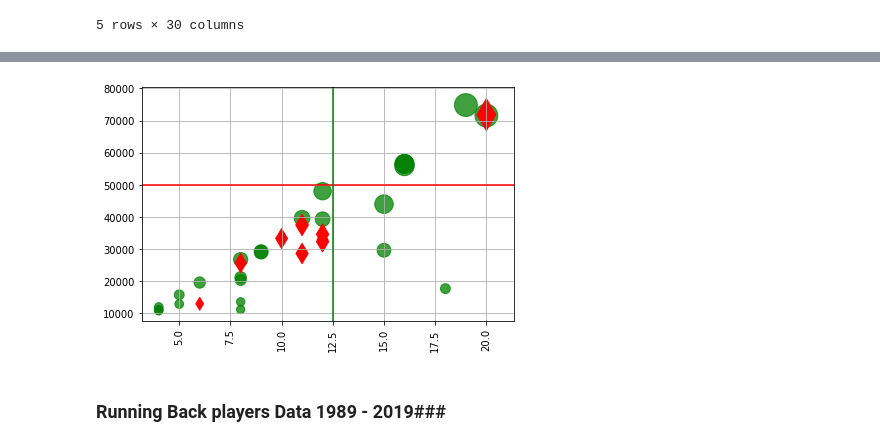
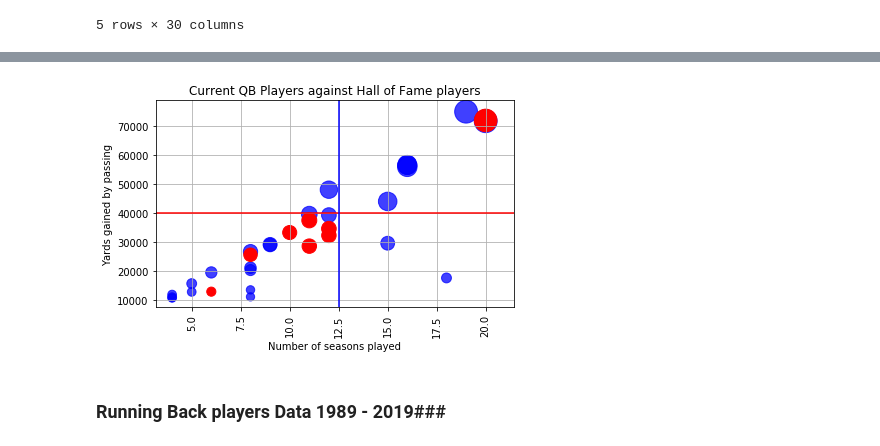
Before and after one commit to ankitapatel9/NFL-project, a Jupyter notebook: nfl-player-data.ipynb, the cells around one changed output, grey strips where cells are left out. Saved outputs shown, nothing was run; the diff lists cells and outputs as text; code cells hidden in the pictures.

Commit message:
cleaning up QB adn RB data

```diff
--- a/nfl-player-data.ipynb
+++ b/nfl-player-data.ipynb
@@ -115,9 +94,9 @@ arr[arr >= upper_boundary]
 Name: No. of Season, dtype: int64
 # %%
-current_players =nfl_data_df.loc[nfl_data_df['To']==2019]
-current_players
-filtered_players = current_players[current_players['Yds'] >= 10000]
-filtered_players.head()
+all_players =nfl_data_df[nfl_data_df['To']==2019]
+all_players
+current_qb = all_players[all_players['Yds'] >= 10000]
+current_qb.head()
 # %% [output]
 |  | Rk | Player | From | To | No. of Season | Tm | Lg | G | GS | Cmp | ... |
 | 1 | 2 | Tom Brady | 2000 | 2019 | 20 | NWE | NFL | 273.0 | 271.0 | 6094 | ... |
@@ -126,13 +105,3 @@ filtered_players.head()
 | 5 | 6 | Ben Roethlisberger | 2004 | 2019 | 16 | PIT | NFL | 218.0 | 216.0 | 4651 | ... |
 | 6 | 7 | Eli Manning | 2004 | 2019 | 16 | NYG | NFL | 234.0 | 232.0 | 4860 | ... |
 5 rows × 30 columns
-# %%
-
-for row in range(nfl_data_df.shape[0]):
-   if nfl_data_df.loc[row,'Player'][-1] == '*':
-       nfl_data_df.loc[row,'hof'] = 1
-   else:
-       nfl_data_df.loc[row,'hof'] = 0
-nfl_data_df
-test_data = nfl_data_df[nfl_data_df['hof']==1]
-test_data
@@ -150,0 +108,3 @@ test_data
+# %%
+hof_qb = nfl_data_df[nfl_data_df['Player'].str.contains('\*')]
+hof_qb
@@ -151,16 +123,20 @@ test_data
 # %%
-plt.scatter(filtered_players['No. of Season'],filtered_players['Yds'],s = filtered_players['TD'],marker="o",facecolors="green",alpha=0.75)
-plt.scatter(test_data['No. of Season'],test_data['Yds'],s = test_data['TD'], marker="d",facecolors="red",alpha=1)
+#plot a scatter plot
+plt.scatter(current_qb['No. of Season'],current_qb['Yds'],s = current_qb['TD'],marker="o",facecolors="blue",alpha=0.75)
+plt.scatter(hof_qb['No. of Season'],hof_qb['Yds'],s = hof_qb['TD'], marker="o",facecolors="red",alpha=1)
 plt.xticks(rotation="vertical")
-# plt.xlim(3,20.5)
-# plt.ylim(8000, 71000)
-plt.axhline(y=50000, color='r', linestyle='-')
-plt.axvline(x=12.5, color='g', linestyle='-')
+#add v and h lines
+plt.axhline(y=40000, color='r', linestyle='-')
+plt.axvline(x=12.5, color='b', linestyle='-')
+#add title and labels
+plt.title("Current QB Players against Hall of Fame players")
+plt.xlabel("Number of seasons played")
+plt.ylabel("Yards gained by passing")
 plt.grid()
 plt.tight_layout()
 plt.show()
 # %% [output]
-[figure, old version]
+[figure, new version]
 # %% [markdown]
 ### Running Back players Data  1989 - 2019###
 # %%
```
Also changed, not shown: parts of 59 cells of this notebook.
